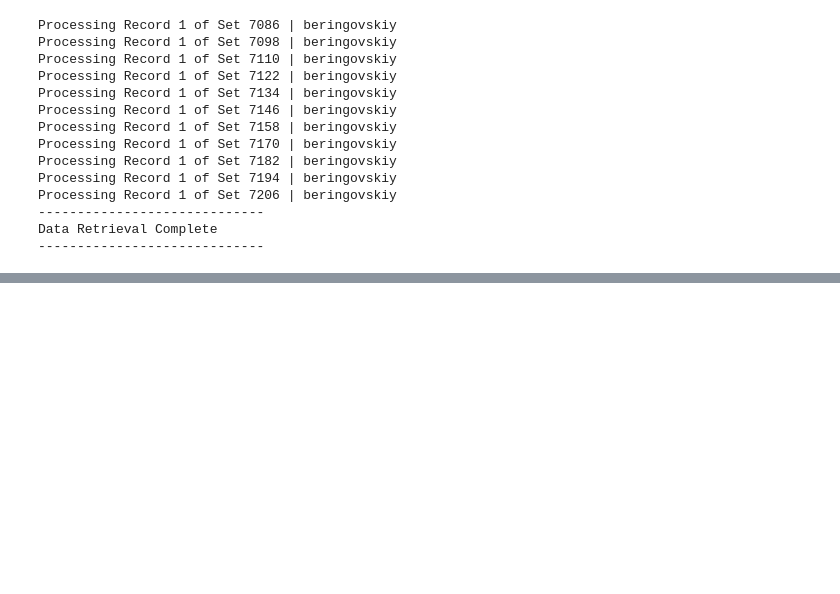
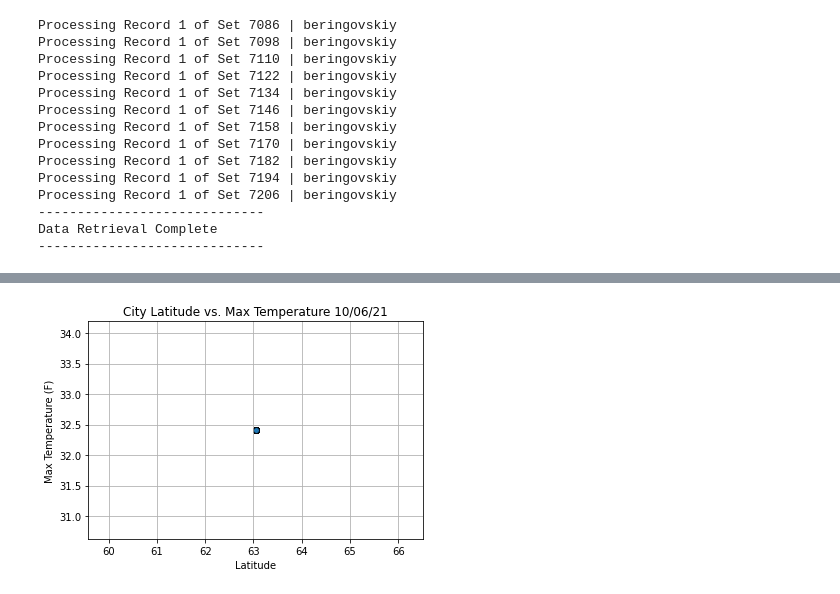
Before and after one commit to ltmurphy/World_Weather_Analysis, a Jupyter notebook: WeatherPy.ipynb, the cells around one changed output, grey strips where cells are left out. Cells and saved outputs as stored; diff of their text form; code cells hidden in the pictures; blank space fills up the shorter version.

Commit message:
updating with charts

```diff
--- a/WeatherPy.ipynb
+++ b/WeatherPy.ipynb
@@ -366,0 +377,10 @@ city_data_df.to_csv(output_data_file, index_label="City_ID")
+# %%
+# Get Data for Plotting
+# First, we'll retrieve the data we need to create our scatter plots. We will need latitude, maximum temperature, humidity, cloudiness, and wind speed from all the cities. Add the following code to a new cell and run the cell.
+
+# Extract relevant fields from the DataFrame for plotting.
+lats = city_data_df["Lat"]
+max_temps = city_data_df["Max Temp"]
+humidity = city_data_df["Humidity"]
+cloudiness = city_data_df["Cloudiness"]
+wind_speed = city_data_df["Wind Speed"]
@@ -366,0 +391,26 @@ city_data_df.to_csv(output_data_file, index_label="City_ID")
+# %%
+# continued from API_practice.ipynb
+# In a new cell in WeatherPy, add the following code to create a scatter plot for the latitude vs. maximum temperature and run the cell.
+
+# Import time module
+import time
+
+# Build the scatter plot for latitude vs. max temperature.
+plt.scatter(lats,
+            max_temps,
+            edgecolor="black", linewidths=1, marker="o",
+            alpha=0.8, label="Cities")
+
+# Incorporate the other graph properties.
+plt.title(f"City Latitude vs. Max Temperature "+ time.strftime("%x"))
+plt.ylabel("Max Temperature (F)")
+plt.xlabel("Latitude")
+plt.grid(True)
+
+# Save the figure.
+plt.savefig("weather_data/Fig1.png")
+
+# Show plot.
+plt.show()
+# %% [output]
+[figure, added]
```
Also changed, not shown: parts of 31 cells of this notebook, 1 other file.
